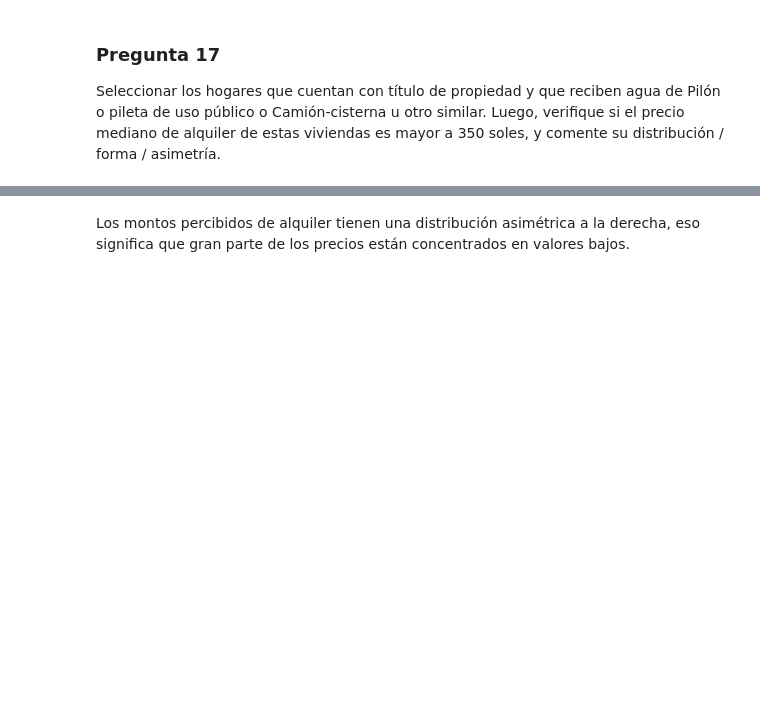
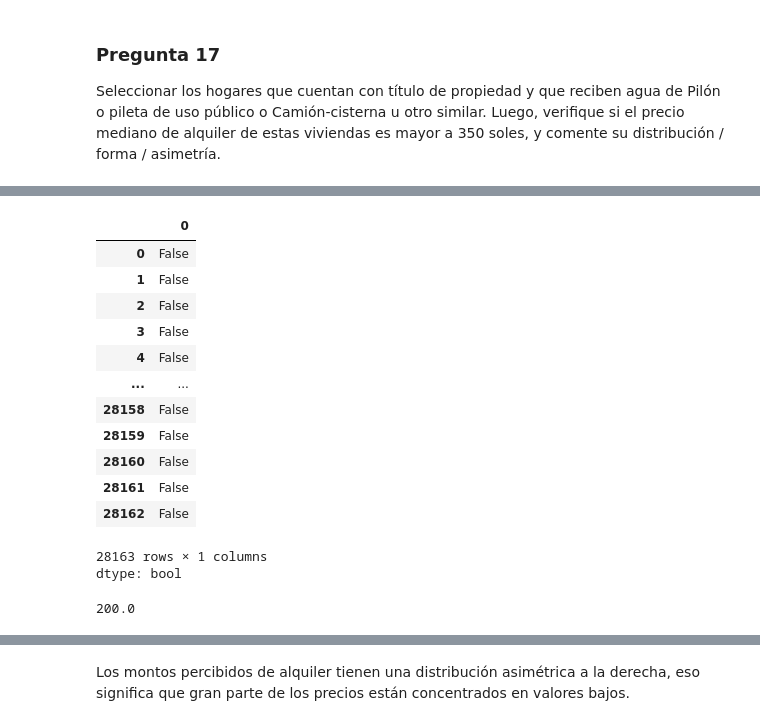
Before and after one commit to jeguns/EP7173, a Jupyter notebook: Unidad 02/02_Procedimientos_básicos_de_preprocesamiento_de_datos.ipynb, the cells around one changed output, grey strips where cells are left out. Cells and saved outputs as stored; diff of their text form; code cells hidden in the pictures; blank space fills up the shorter version.

```diff
--- a/Unidad 02/02_Procedimientos_básicos_de_preprocesamiento_de_datos.ipynb
+++ b/Unidad 02/02_Procedimientos_básicos_de_preprocesamiento_de_datos.ipynb
@@ -744,0 +1252,25 @@ datos_f5.ValorAlq.median()
+# %%
+(datos_int['Titulo'] == "1") & ((datos_int['Agua'] == "3") | (datos_int['Agua'] == "4"))
+# que tengan título y que el agua venga de pilón o camión
+# que tengan título y que el agua venga de pilón <--- sí está incluido
+# que tengan título y que el agua venga de camión <--- sí está incluido
+# %% [output]
+|  | 0 |
+| 0 | False |
+| 1 | False |
+| 2 | False |
+| 3 | False |
+| 4 | False |
+| ... | ... |
+| 28158 | False |
+| 28159 | False |
+| 28160 | False |
+| 28161 | False |
+| 28162 | False |
+28163 rows × 1 columns
+dtype: bool
+# %%
+datos_f5a = datos_int.loc[((datos_int['Titulo'] == "1") & (datos_int['Agua'] == "3")) | (datos_int['Agua'] == "4")]
+datos_f5a.ValorAlq.median()
+# %% [output]
+200.0
```
Also changed, not shown: parts of 57 cells of this notebook.
